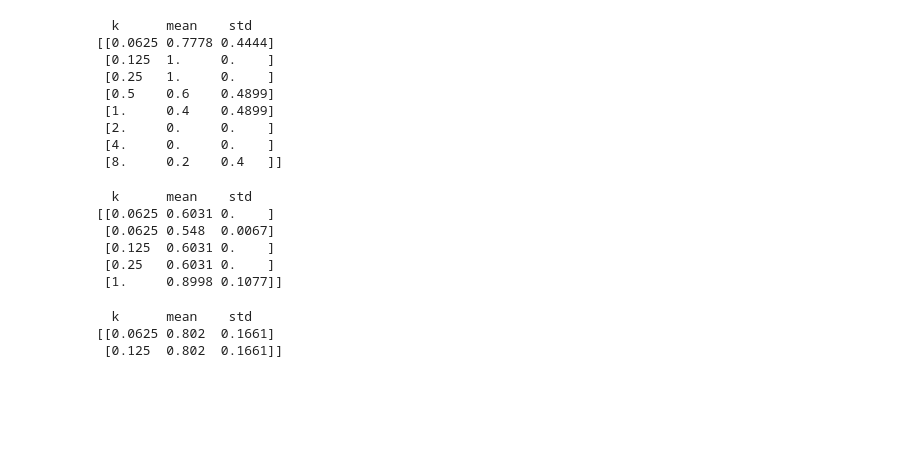
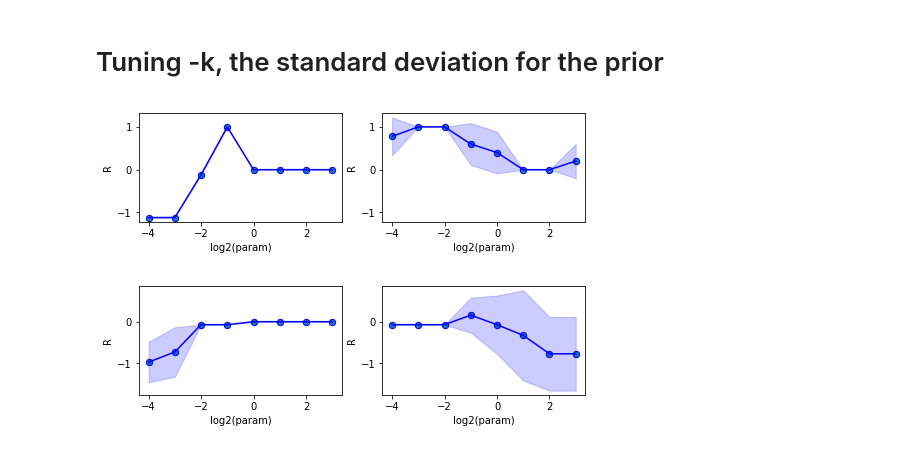
Before and after one commit to krasheninnikov/max-causal-ent-irl, a Jupyter notebook: tuning-hyperparams.ipynb, the cells around one changed output. Cells and saved outputs as stored; diff of their text form; code cells hidden in the pictures; blank space fills up the shorter version.

Commit message:
tuning and experiment 1; sampling is probably broken

```diff
--- a/tuning-hyperparams.ipynb
+++ b/tuning-hyperparams.ipynb
@@ -44,33 +62,16 @@ with printoptions(precision=4, suppress=True):
-# %%
-with printoptions(precision=4, suppress=True):
-    print("  k \t mean \t std")
-    print(get_stats("sampling", "room"))
-# %% [output]
-  k      mean    std
-[[0.0625 0.7778 0.4444]
- [0.125  1.     0.    ]
- [0.25   1.     0.    ]
- [0.5    0.6    0.4899]
- [1.     0.4    0.4899]
- [2.     0.     0.    ]
- [4.     0.     0.    ]
- [8.     0.2    0.4   ]]
-# %%
-with printoptions(precision=4, suppress=True):
-    print("  k \t mean \t std")
-    print(get_stats("mceirl", "apples"))
-# %% [output]
-  k      mean    std
-[[0.0625 0.6031 0.    ]
- [0.0625 0.548  0.0067]
- [0.125  0.6031 0.    ]
- [0.25   0.6031 0.    ]
- [1.     0.8998 0.1077]]
-# %%
-with printoptions(precision=4, suppress=True):
-    print("  k \t mean \t std")
-    print(get_stats("sampling", "apples"))
-# %% [output]
-  k      mean    std
-[[0.0625 0.802  0.1661]
- [0.125  0.802  0.1661]]
+# %% [markdown]
+# Tuning -k, the standard deviation for the prior
+# %%
+stats_room_default_mceirl = get_stats("mceirl", "room", spec= "default",  path="./results")
+stats_room_default_sampling = get_stats("sampling", "room", spec= "default")
+
+plot_params_multiple([stats_room_default_mceirl, stats_room_default_sampling])
+# %% [output]
+[figure, added]
+# %%
+stats_room_bad_mceirl = get_stats("mceirl", "room", spec= "bad",  path="./results")
+stats_room_bad_sampling = get_stats("sampling", "room", spec= "bad")
+
+plot_params_multiple([stats_room_bad_mceirl, stats_room_bad_sampling])
+# %% [output]
+[figure, added]
```
Also changed, not shown: parts of 11 cells of this notebook.
